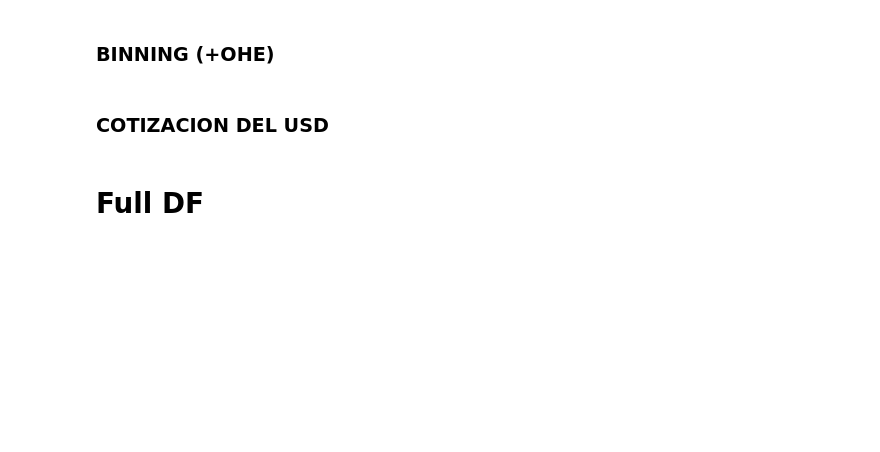
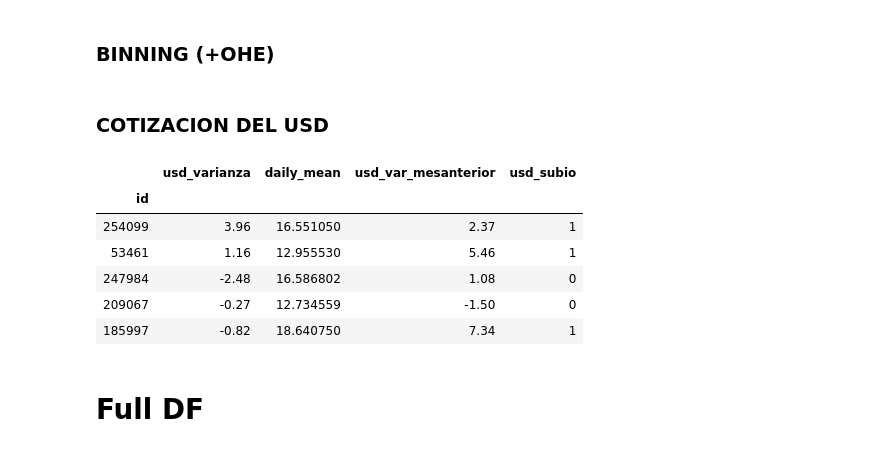
Before and after one commit to nicomatex/datos_tp2_2c2019, a Jupyter notebook: feature_generation.ipynb, the cells around one changed output. Cells and saved outputs as stored; diff of their text form; code cells hidden in the pictures; blank space fills up the shorter version.

```diff
--- a/feature_generation.ipynb
+++ b/feature_generation.ipynb
@@ -650,4 +853,19 @@ usd = usd[['aniomes', 'usd_mxn', 'mxn_usd']]
+# %%
+usd['usd_var_mesanterior'] = usd['usd_varianza'].shift(1).fillna(0)
+usd['usd_daily_mean_mesanterior'] = usd['daily_mean'].shift(1).fillna(0)
 # %%
-df_extras = pd.merge(df_extras, usd, on='aniomes', how='inner').drop('aniomes', axis=1)
+df_extras = pd.merge(df_extras, usd, on='aniomes', how='left').drop('aniomes', axis=1).set_index('id')
+# %%
+df_extras['usd_subio'] = df_extras.apply(lambda x: 1 if (x['usd_daily_mean_mesanterior']<x['daily_mean']) else 0, axis=1)
 # %%
-df_extras.set_index('id', inplace=True)
+df_extras.drop('usd_daily_mean_mesanterior', inplace=True, axis=1)
+# %%
+df_extras.head()
+# %% [output]
+|  | usd_varianza | daily_mean | usd_var_mesanterior | usd_subio |
+| id |  |  |  |  |
+| 254099 | 3.96 | 16.551050 | 2.37 | 1 |
+| 53461 | 1.16 | 12.955530 | 5.46 | 1 |
+| 247984 | -2.48 | 16.586802 | 1.08 | 0 |
+| 209067 | -0.27 | 12.734559 | -1.50 | 0 |
+| 185997 | -0.82 | 18.640750 | 7.34 | 1 |
```
Also changed, not shown: parts of 71 cells of this notebook, 4 other files.
